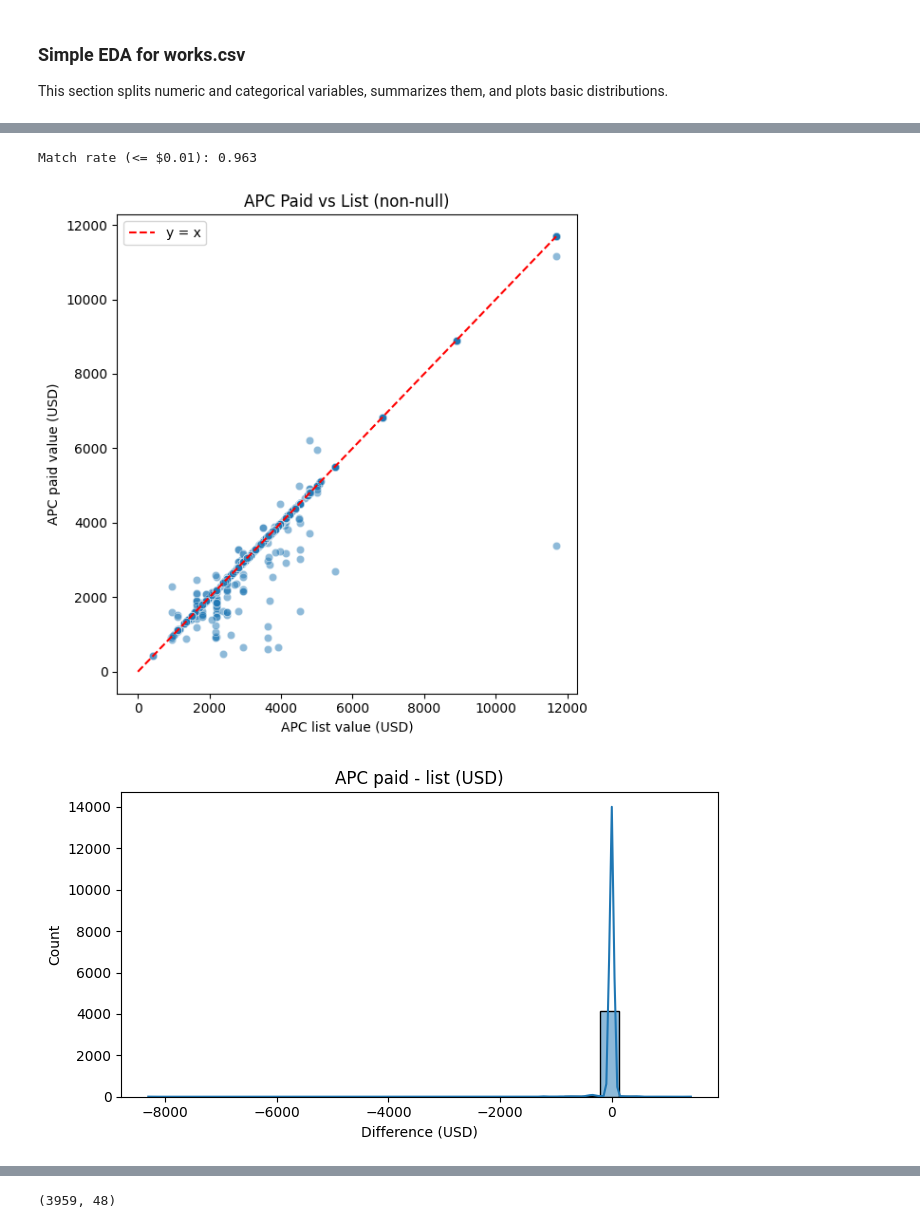
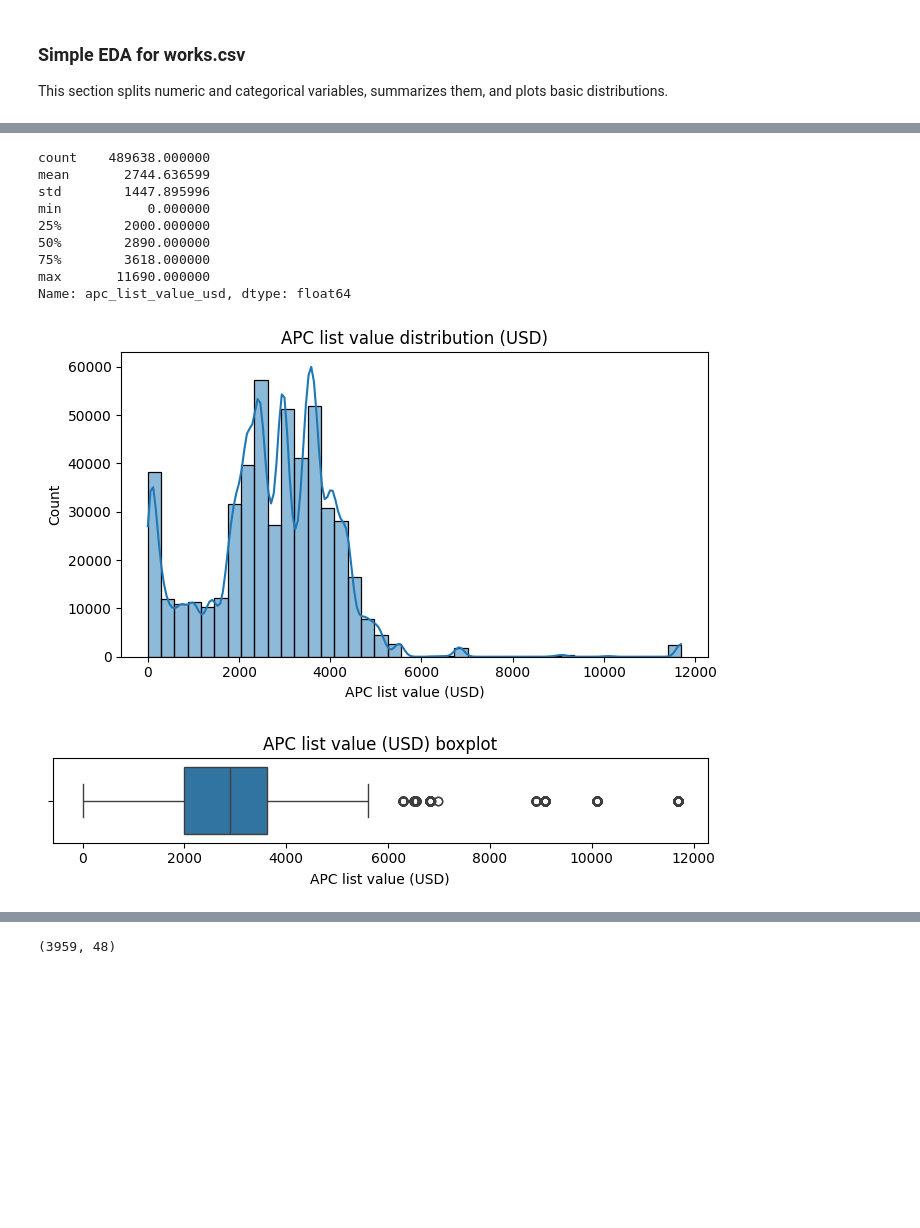
Before and after one commit to Ciampitti-Lab/PublicationAnalysis, a Jupyter notebook: Machine_learning/Preprocessing/P1_cleaning_data.ipynb, the cells around one changed output, grey strips where cells are left out. Saved outputs shown, nothing was run; the diff lists cells and outputs as text; code cells hidden in the pictures; blank space fills up the shorter version.

Commit message:
data extraction improved

```diff
--- a/Machine_learning/Preprocessing/P1_cleaning_data.ipynb
+++ b/Machine_learning/Preprocessing/P1_cleaning_data.ipynb
@@ -111,14 +80,0 @@ journals_raw_data.to_csv("/home/ramir713/repos/PublicationAnalysis/data/machine_
-# %%
-
-# Load the CSV file
-raw_data = pd.read_csv("/home/ramir713/repos/PublicationAnalysis/data/machine_learning_data/peer_reviewed_journals_filtered.csv")
-
-# Convert the column into a Python list with quotes and commas
-peer_reviewed= [
-    f"'{journal}',"
-    for journal in raw_data["peer_reviewed_journal"].dropna().unique()
-]
-
-# Print the result
-for journal in peer_reviewed:
-    print(journal)
@@ -710,48 +320,32 @@ Name: count, dtype: int64
 # %%
-# Compare APC list vs paid (missingness + agreement)
-apc_cols = ["apc_list_value_usd", "apc_paid_value_usd"]
-apc = raw_data_filtered[apc_cols].copy()
+# Distribution of APC list values (USD)
+apc_list = raw_data["apc_list_value_usd"]
 
+print(apc_list.describe())
 
-
-# Compare only rows with both values present
-apc_nonnull = apc.dropna().copy()
-apc_nonnull["apc_diff"] = apc_nonnull["apc_paid_value_usd"] - apc_nonnull["apc_list_value_usd"]
-apc_nonnull["apc_abs_diff"] = apc_nonnull["apc_diff"].abs()
-apc_nonnull["apc_pct_diff"] = apc_nonnull["apc_diff"] / apc_nonnull["apc_list_value_usd"].replace(0, np.nan)
-
-# Treat values as matching within 1 cent
-apc_nonnull["is_match"] = apc_nonnull["apc_abs_diff"] <= 0.01
-print("\nMatch rate (<= $0.01):", apc_nonnull["is_match"].mean().round(3))
-
-
-
-
-# Visuals: scatter with y=x line and diff distribution
-plt.figure(figsize=(6, 6))
-sns.scatterplot(
-    data=apc_nonnull,
-    x="apc_list_value_usd",
-    y="apc_paid_value_usd",
-    alpha=0.5
- )
-max_val = apc_nonnull[apc_cols].max().max()
-plt.plot([0, max_val], [0, max_val], linestyle="--", color="red", label="y = x")
-plt.title("APC Paid vs List (non-null)")
+plt.figure(figsize=(7, 4))
+sns.histplot(apc_list, bins=40, kde=True)
+plt.title("APC list value distribution (USD)")
 plt.xlabel("APC list value (USD)")
-plt.ylabel("APC paid value (USD)")
-plt.legend()
+plt.ylabel("Count")
 plt.tight_layout()
 plt.show()
 
-plt.figure(figsize=(7, 4))
-sns.histplot(apc_nonnull["apc_diff"], bins=30, kde=True)
-plt.title("APC paid - list (USD)")
-plt.xlabel("Difference (USD)")
-plt.ylabel("Count")
+plt.figure(figsize=(7, 1.8))
+sns.boxplot(x=apc_list)
+plt.title("APC list value (USD) boxplot")
+plt.xlabel("APC list value (USD)")
 plt.tight_layout()
 plt.show()
 # %% [output]
-Match rate (<= $0.01): 0.963
+count    489638.000000
+mean       2744.636599
+std        1447.895996
+min           0.000000
+25%        2000.000000
+50%        2890.000000
+75%        3618.000000
+max       11690.000000
+Name: apc_list_value_usd, dtype: float64
-[figure, old version]
+[figure, new version]
-[figure, old version]
+[figure, new version]
```
Also changed, not shown: parts of 36 cells of this notebook, 1 other file.
